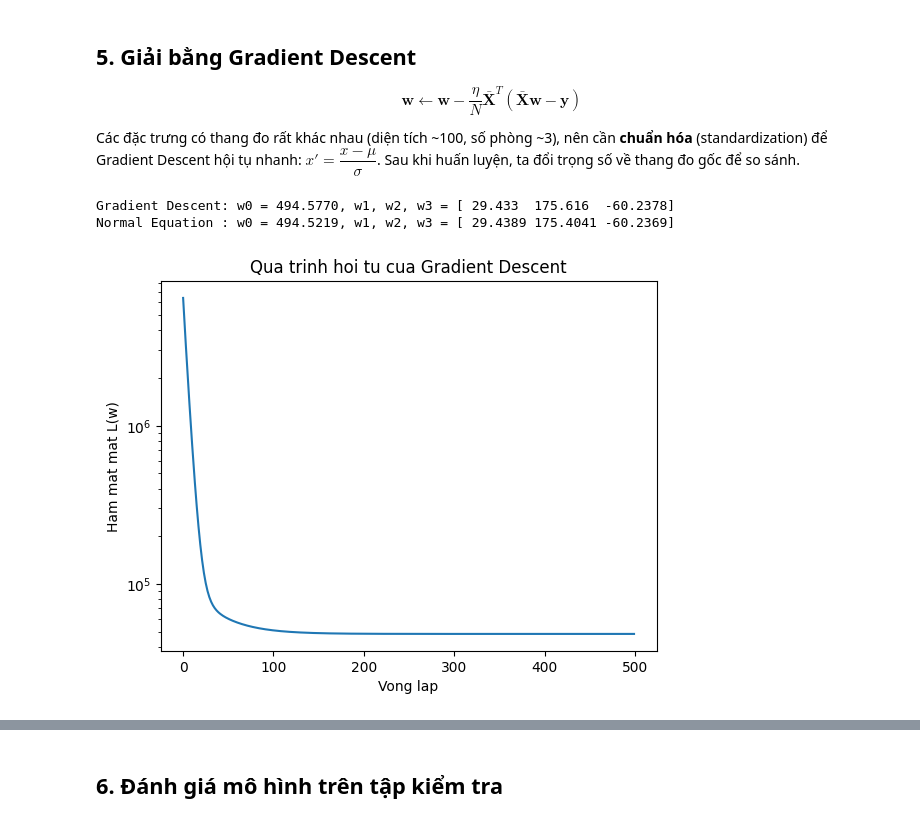
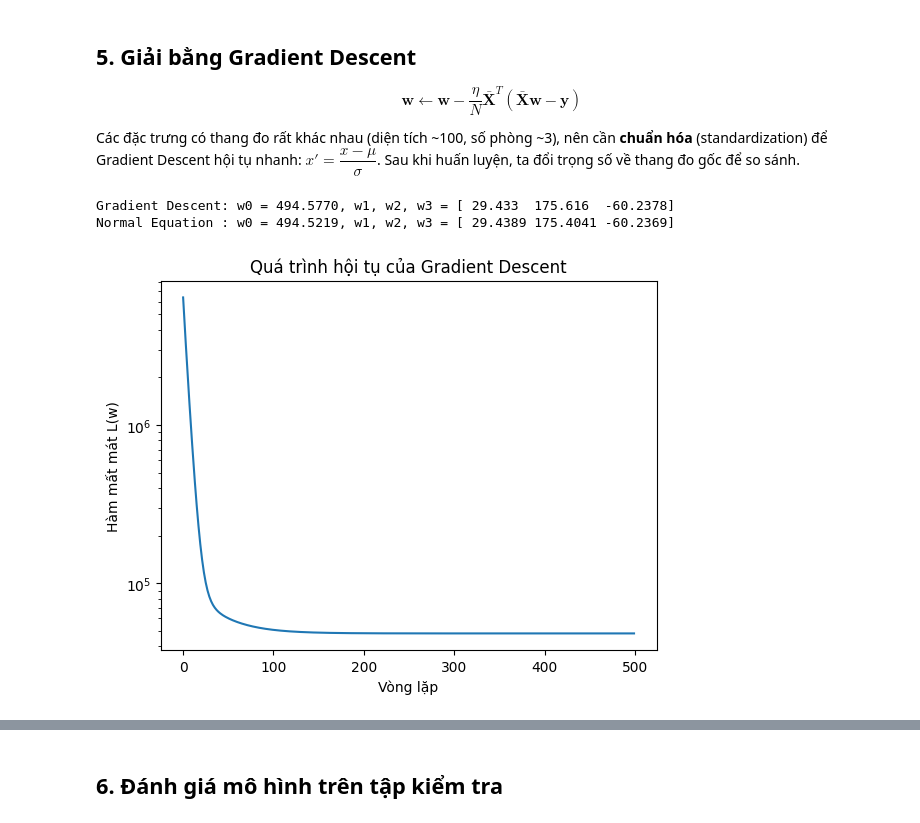
Before and after one commit to ntanh80/machine-learning, a Jupyter notebook: Bai 03/hoiquy.ipynb, the cells around one changed output, grey strips where cells are left out. Cells and saved outputs as stored; diff of their text form; code cells hidden in the pictures.

```diff
--- a/Bai 03/hoiquy.ipynb
+++ b/Bai 03/hoiquy.ipynb
@@ -141,34 +178,34 @@ $x' = \dfrac{x - \mu}{\sigma}$. Sau khi huấn luyện, ta đổi trọng số v
 # %%
 mu = X_train.mean(axis=0)
 sigma = X_train.std(axis=0)
 Xs = (X_train - mu) / sigma
 Xs_bar = np.concatenate((np.ones((Xs.shape[0], 1)), Xs), axis=1)
 
 def loss(w, Xb, y):
     e = y - Xb @ w
     return (e @ e) / (2 * len(y))
 
 eta = 0.1
 w_gd = np.zeros(Xs_bar.shape[1])
 lich_su = []
 for it in range(500):
     grad = Xs_bar.T @ (Xs_bar @ w_gd - y_train) / len(y_train)
     w_gd = w_gd - eta * grad
     lich_su.append(loss(w_gd, Xs_bar, y_train))
 
-# Doi trong so ve thang do goc
+# Đổi trọng số về thang đo gốc
 w_goc = w_gd[1:] / sigma
 w0_goc = w_gd[0] - np.sum(w_gd[1:] * mu / sigma)
 print('Gradient Descent: w0 = %.4f, w1, w2, w3 =' % w0_goc, np.round(w_goc, 4))
 print('Normal Equation : w0 = %.4f, w1, w2, w3 =' % w[0], np.round(w[1:], 4))
 
 plt.plot(lich_su)
-plt.xlabel('Vong lap')
-plt.ylabel('Ham mat mat L(w)')
+plt.xlabel('Vòng lặp')
+plt.ylabel('Hàm mất mát L(w)')
 plt.yscale('log')
-plt.title('Qua trinh hoi tu cua Gradient Descent')
+plt.title('Quá trình hội tụ của Gradient Descent')
 plt.show()
 # %% [output]
 Gradient Descent: w0 = 494.5770, w1, w2, w3 = [ 29.433  175.616  -60.2378]
 Normal Equation : w0 = 494.5219, w1, w2, w3 = [ 29.4389 175.4041 -60.2369]
-[figure, old version]
+[figure, new version]
```
Also changed, not shown: parts of 22 cells of this notebook, 7 other files.
